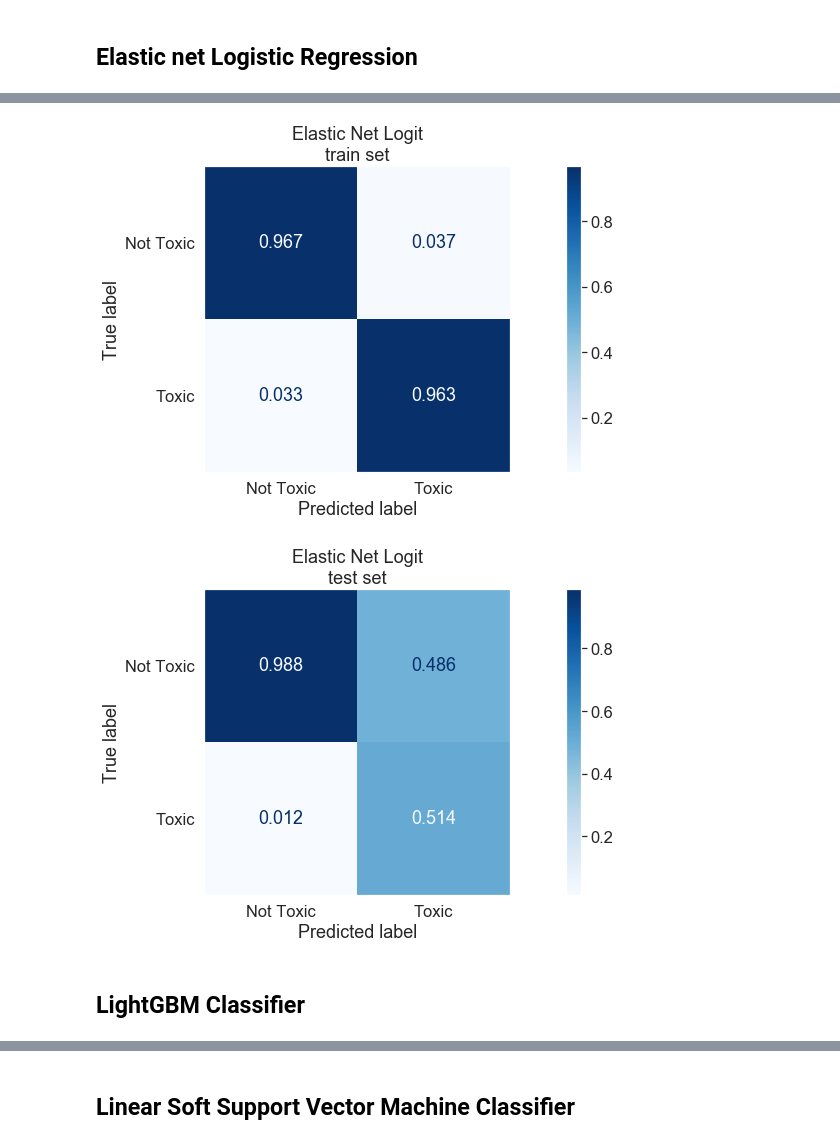
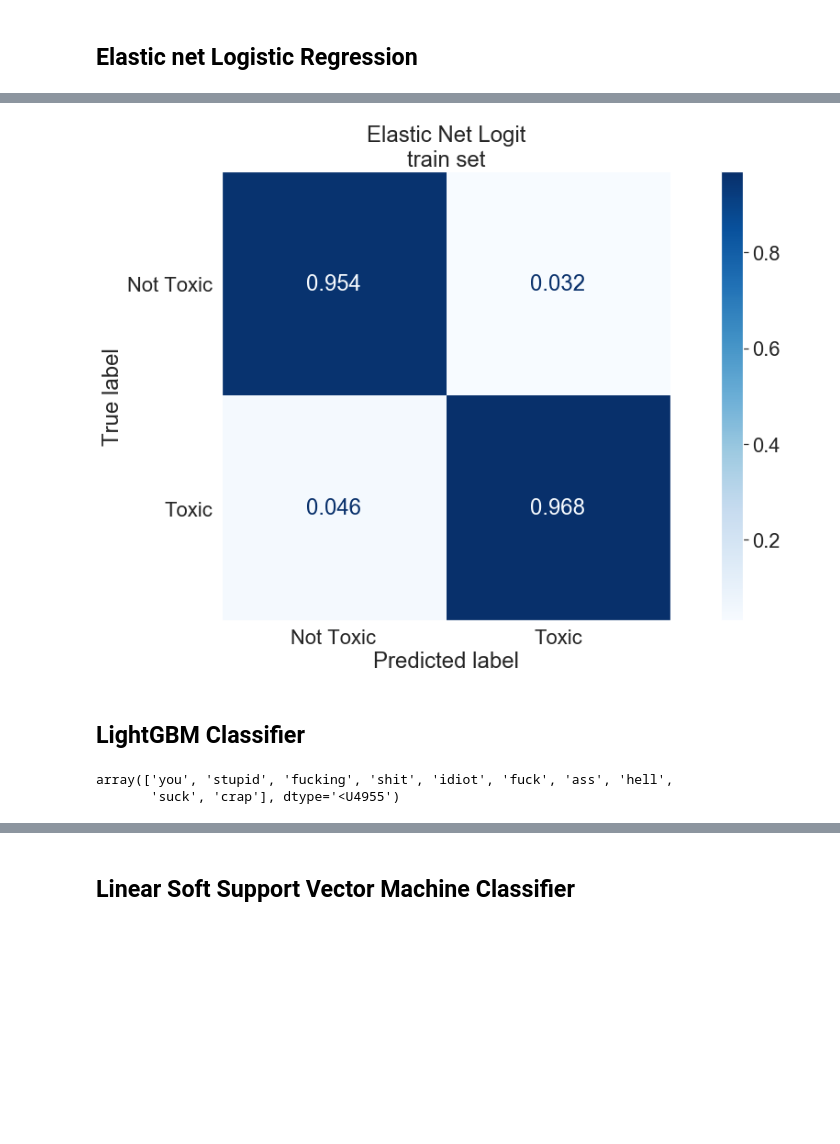
Before and after one commit to kchien3/identifying-toxic-wikipedia-comments, a Jupyter notebook: toxic_comments_project.ipynb, the cells around one changed output, grey strips where cells are left out. Saved outputs shown, nothing was run; the diff lists cells and outputs as text; code cells hidden in the pictures; blank space fills up the shorter version.

```diff
--- a/toxic_comments_project.ipynb
+++ b/toxic_comments_project.ipynb
@@ -416,0 +345,22 @@ Passing cleaned text into models did not improve performance. Therefore, cleanin
+# %%
+# downsample the majority class
+
+# count number of rows in each class
+count_minor = Xy_train['toxic'].value_counts().min()
+count_major = Xy_train['toxic'].value_counts().max()
+
+# reproducible shuffled index
+r = np.random.RandomState(1150)
+indices = np.arange(count_major)
+r.shuffle(indices)
+downsamp_indices = indices[:count_minor]
+excluded_indices = indices[count_minor:]
+
+# subset classes
+class_minor = Xy_train[Xy_train['toxic'] == 1]
+class_major = Xy_train[Xy_train['toxic'] == 0].iloc[downsamp_indices]
+
+# concatenate to class balanced dataframe
+df_train_bal = pd.concat([class_minor, class_major]).sort_index()
+# %%
+X_train, y_train = df_train_bal['comment_text'], df_train_bal['toxic']
@@ -1017,2 +826,6 @@ Wall time: 46.1 s
+# %%
+vectorizer = TfidfVectorizer()
+vectorizer.fit_transform(X_train)
+features = vectorizer.get_feature_names()
 # %% [markdown]
 ## Elastic net Logistic Regression
@@ -1025,15 +836,16 @@ bot_5_coef = np.exp(np.sort(lr['sgdclassifier'].coef_[0])[:5][::-1]/100) - 1
 bar_colors = np.concatenate((np.array(['red']*5), np.array(['blue']*5)))
 bar_labels = np.concatenate((np.array(features)[lr['sgdclassifier'].coef_[0].argsort()[:5]],np.array(features)[lr['sgdclassifier'].coef_[0].argsort()[-5:]]))[::-1]
 
-sns.set(font_scale=1.5)
-fig, ax = plt.subplots(figsize=(16, 12), tight_layout=True)
+sns.set(font_scale=2)
+fig, ax = plt.subplots(figsize=(16, 9), tight_layout=True)
 ax.bar(xs, np.concatenate((top_5_coef, bot_5_coef)), color=bar_colors)
 offset = 0.5
 ax.hlines(0, 1-offset, 10+offset)
 ax.set(xlim=(1-offset, 10+offset), title='Top/Bottom 5 Features\n(Elastic net Logit)',
        ylabel='Increase in Odds for 1% Increase in TFIDF')
-plt.xticks(xs, ['f**k', 'f*****g', 'stupid', 'idiot', 's**t', 'type',
-       'deletionists', 'appreciate', 'trust', 'thank'], rotation=45)
+plt.xticks(xs, ['f**k', 'f*****g', 's**t', 'stupid', 'idiot', 'resources',
+       'analogy', 'intention', 'appreciate', 'thank'], rotation=45)
 plt.grid(axis='x')
+plt.savefig('images/elasticnetlr_features.png')
 plt.show()
 # %% [output]
@@ -1041,16 +853,22 @@ plt.show()
 # %%
 clf = lr
-fig, ax = plt.subplots(figsize=(16, 6), tight_layout=True)
+sns.set(font_scale=2)
+fig, ax = plt.subplots(figsize=(16, 9), tight_layout=True)
 plot_confusion_matrix(clf, X_train, y_train, normalize='pred', display_labels=['Not Toxic', 'Toxic'],
                       values_format='.3f', cmap='Blues', ax=ax)
 ax.set(title='Elastic Net Logit\ntrain set')
 ax.grid(False)
+plt.savefig('images/elasticnetlr_confusion_mat.png')
 plt.show()
 # %% [output]
-[figure, old version]
+[figure, new version]
-[figure, removed]
 # %% [markdown]
 ## LightGBM Classifier
+# %%
+labels
+# %% [output]
+array(['you', 'stupid', 'fucking', 'shit', 'idiot', 'fuck', 'ass', 'hell',
+       'suck', 'crap'], dtype='<U4955')
 # %%
 n = 10 # number of features to plot
 importances = np.sort(lgbm['lgbmclassifier'].feature_importances_)[-n:][::-1]
```
Also changed, not shown: parts of 111 cells of this notebook, 13 other files.
